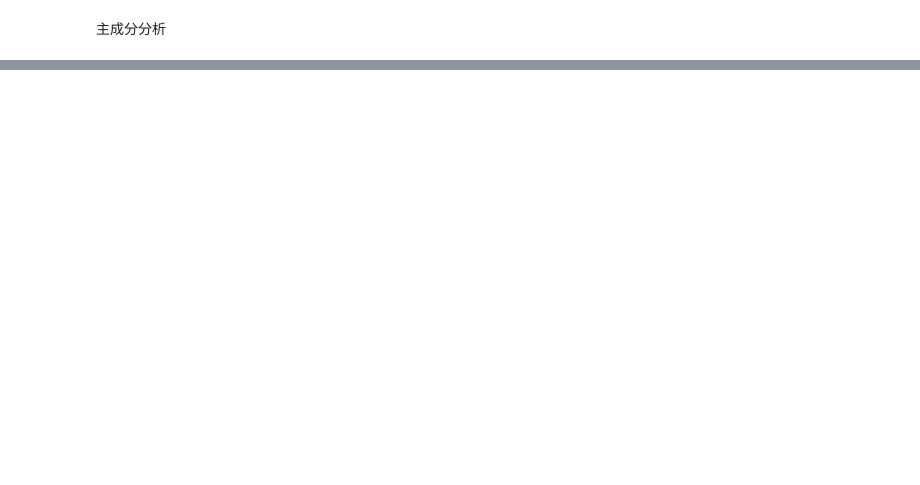
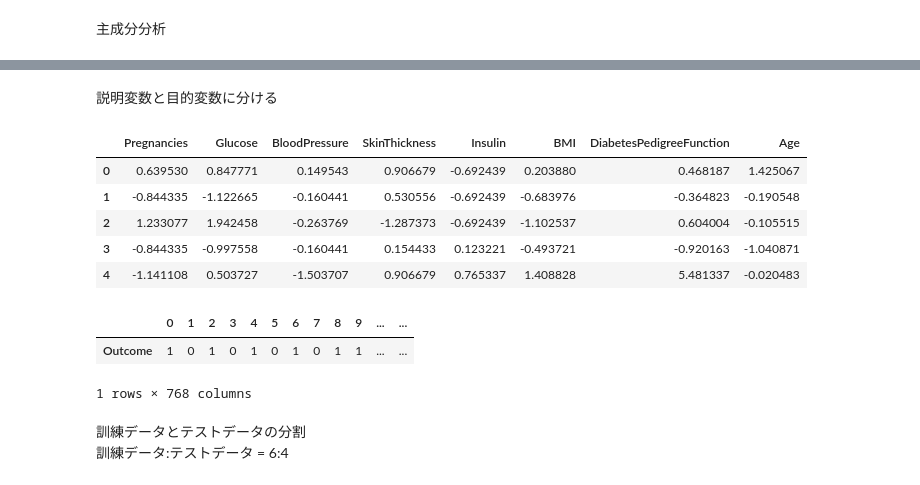
Before and after one commit to NaoT7010/PimaIndiansDiabetesDatabase, a Jupyter notebook: predict.ipynb, the cells around one changed output, grey strips where cells are left out. Cells and saved outputs as stored; diff of their text form; code cells hidden in the pictures; blank space fills up the shorter version.

```diff
--- a/predict.ipynb
+++ b/predict.ipynb
@@ -186,0 +212,2 @@ plt.show()
+# %%
+dfs = df1.apply(lambda x: (x-x.mean())/x.std(), axis=0).fillna(0) # データの正規化
@@ -186,0 +228,24 @@ plt.show()
+# %% [markdown]
+説明変数と目的変数に分ける
+# %%
+X = dfs.iloc[:, :8]
+y = df1.iloc[:, 8]
+# %%
+X.head()
+# %% [output]
+|  | Pregnancies | Glucose | BloodPressure | SkinThickness | Insulin | BMI | DiabetesPedigreeFunction | Age |
+| 0 | 0.639530 | 0.847771 | 0.149543 | 0.906679 | -0.692439 | 0.203880 | 0.468187 | 1.425067 |
+| 1 | -0.844335 | -1.122665 | -0.160441 | 0.530556 | -0.692439 | -0.683976 | -0.364823 | -0.190548 |
+| 2 | 1.233077 | 1.942458 | -0.263769 | -1.287373 | -0.692439 | -1.102537 | 0.604004 | -0.105515 |
+| 3 | -0.844335 | -0.997558 | -0.160441 | 0.154433 | 0.123221 | -0.493721 | -0.920163 | -1.040871 |
+| 4 | -1.141108 | 0.503727 | -1.503707 | 0.906679 | 0.765337 | 1.408828 | 5.481337 | -0.020483 |
+# %%
+# y.head()
+pd.DataFrame(y).T # 目的変数を確認。縦に長いと見にくいので転置して表示。
+# %% [output]
+|  | 0 | 1 | 2 | 3 | 4 | 5 | 6 | 7 | 8 | 9 | ... | ... |
+| Outcome | 1 | 0 | 1 | 0 | 1 | 0 | 1 | 0 | 1 | 1 | ... | ... |
+1 rows × 768 columns
+# %% [markdown]
+訓練データとテストデータの分割
+訓練データ:テストデータ = 6:4
```
Also changed, not shown: parts of 29 cells of this notebook.
